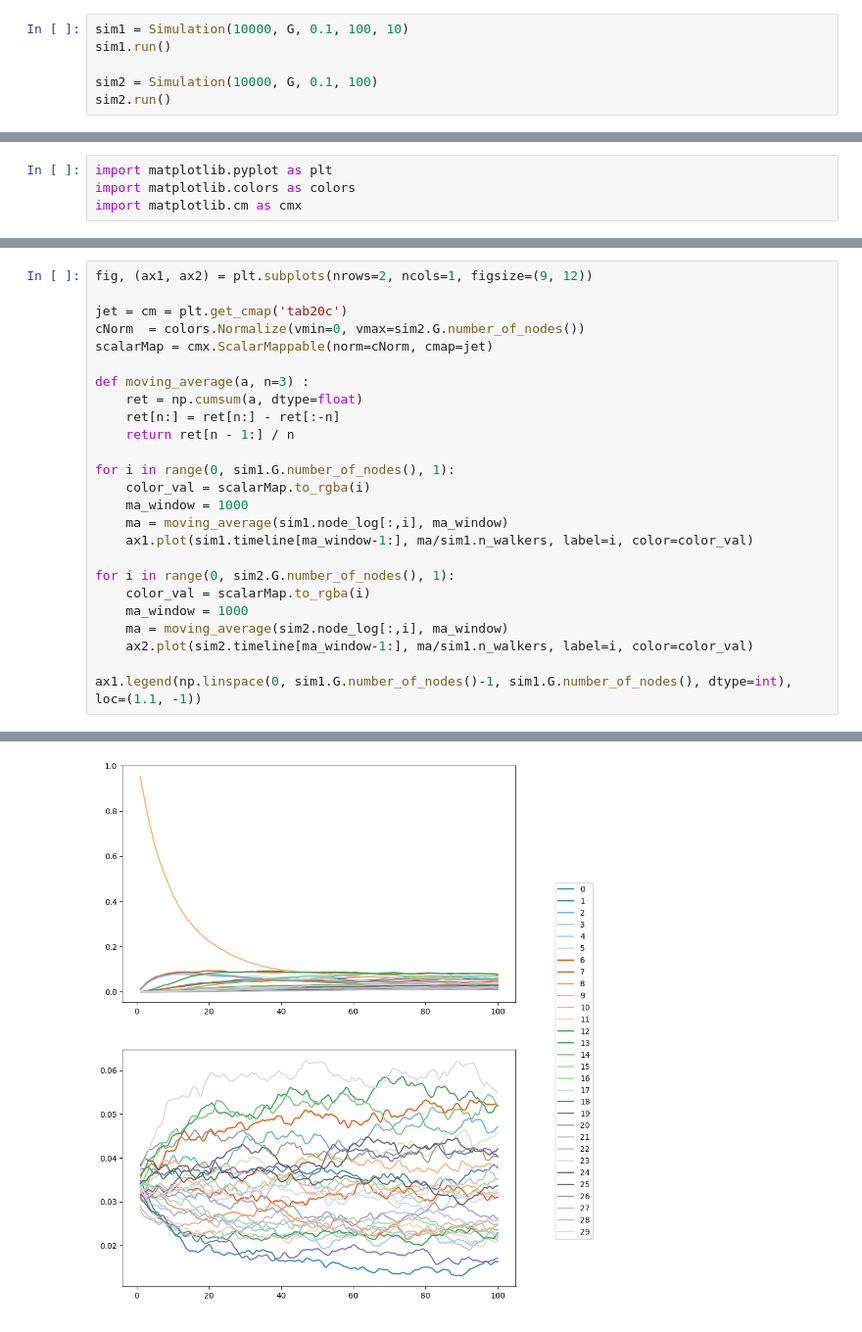
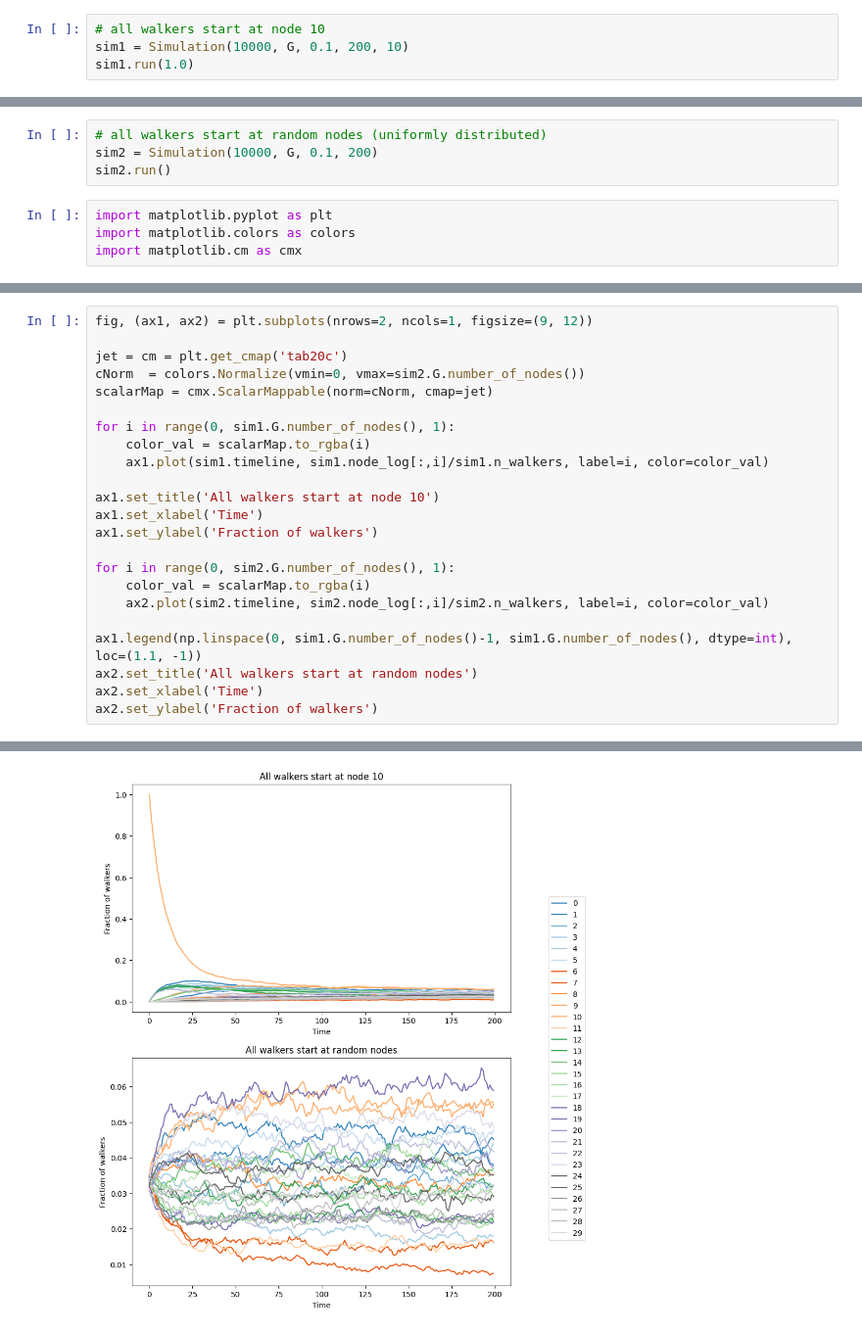
Before and after one commit to andrinr/uzh-networks, a Jupyter notebook: ex9/main.ipynb, the cells around one changed output, grey strips where cells are left out. Shown at 98% size. Saved outputs shown, nothing was run; the diff lists cells and outputs as text.

```diff
--- a/ex9/main.ipynb
+++ b/ex9/main.ipynb
@@ -31,6 +32,4 @@ nx.draw(G, nodelist=d.keys(), node_size=[v * 5 for v in d.values()], with_labels
 # %%
-sim1 = Simulation(10000, G, 0.1, 100, 10)
-sim1.run()
-
-sim2 = Simulation(10000, G, 0.1, 100)
-sim2.run()
+# all walkers start at node 10
+sim1 = Simulation(10000, G, 0.1, 200, 10)
+sim1.run(1.0)
@@ -43,3 +36,7 @@ print(np.shape(sim2.timeline))
+# %%
+# all walkers start at random nodes (uniformly distributed)
+sim2 = Simulation(10000, G, 0.1, 200)
+sim2.run()
 # %%
 import matplotlib.pyplot as plt
 import matplotlib.colors as colors
@@ -80,22 +48,20 @@ jet = cm = plt.get_cmap('tab20c')
 cNorm  = colors.Normalize(vmin=0, vmax=sim2.G.number_of_nodes())
 scalarMap = cmx.ScalarMappable(norm=cNorm, cmap=jet)
 
-def moving_average(a, n=3) :
-    ret = np.cumsum(a, dtype=float)
-    ret[n:] = ret[n:] - ret[:-n]
-    return ret[n - 1:] / n
-
 for i in range(0, sim1.G.number_of_nodes(), 1):
     color_val = scalarMap.to_rgba(i)
-    ma_window = 1000
-    ma = moving_average(sim1.node_log[:,i], ma_window)
-    ax1.plot(sim1.timeline[ma_window-1:], ma/sim1.n_walkers, label=i, color=color_val)
+    ax1.plot(sim1.timeline, sim1.node_log[:,i]/sim1.n_walkers, label=i, color=color_val)
+
+ax1.set_title('All walkers start at node 10')
+ax1.set_xlabel('Time')
+ax1.set_ylabel('Fraction of walkers')
 
 for i in range(0, sim2.G.number_of_nodes(), 1):
     color_val = scalarMap.to_rgba(i)
-    ma_window = 1000
-    ma = moving_average(sim2.node_log[:,i], ma_window)
-    ax2.plot(sim2.timeline[ma_window-1:], ma/sim1.n_walkers, label=i, color=color_val)
+    ax2.plot(sim2.timeline, sim2.node_log[:,i]/sim2.n_walkers, label=i, color=color_val)
 
 ax1.legend(np.linspace(0, sim1.G.number_of_nodes()-1, sim1.G.number_of_nodes(), dtype=int), loc=(1.1, -1))
+ax2.set_title('All walkers start at random nodes')
+ax2.set_xlabel('Time')
+ax2.set_ylabel('Fraction of walkers')
 # %% [output]
@@ -103 +69 @@ ax1.legend(np.linspace(0, sim1.G.number_of_nodes()-1, sim1.G.number_of_nodes(),
-[figure, old version]
+[figure, new version]
```
Also changed, not shown: parts of 10 cells of this notebook, 1 other file.
